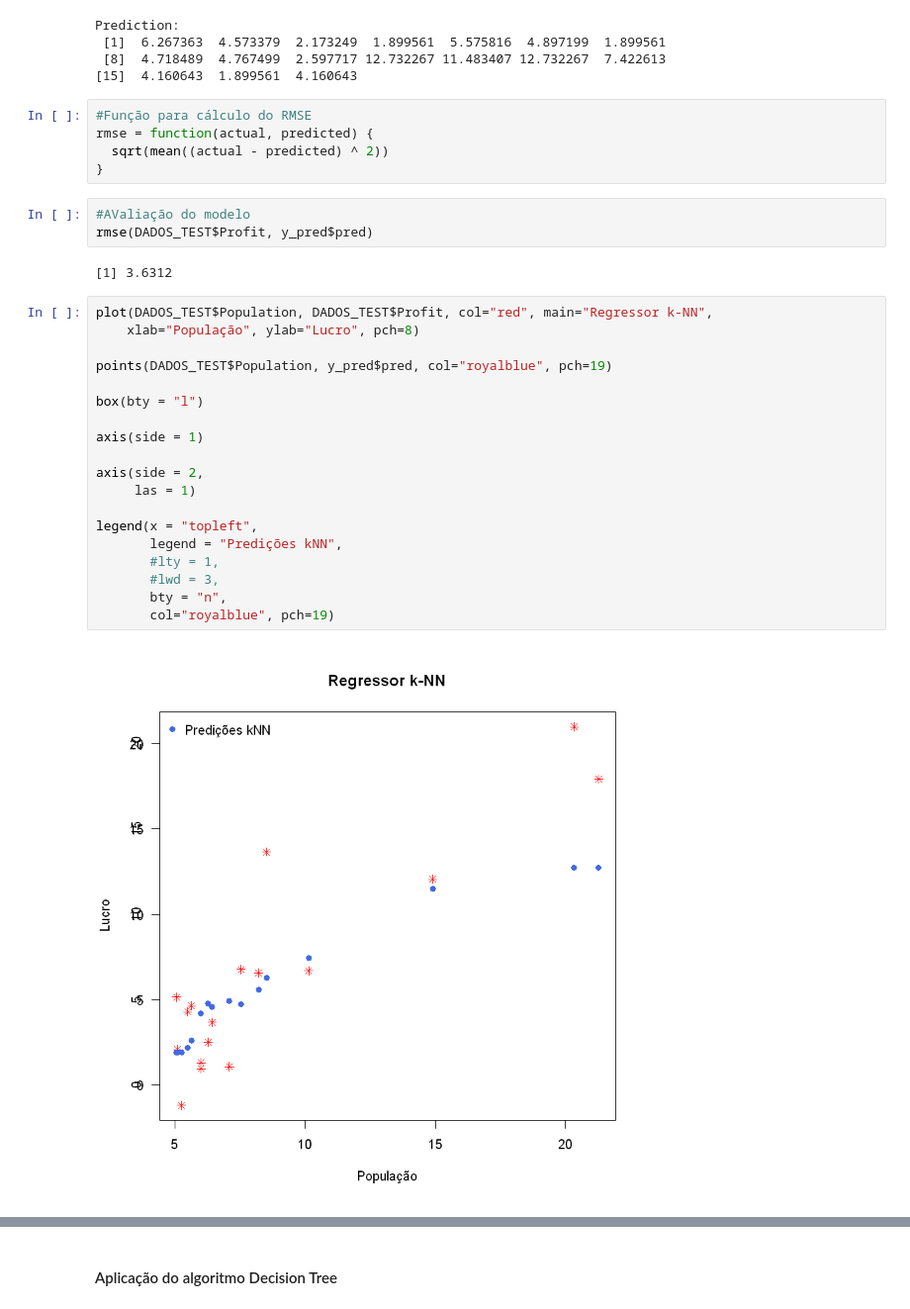
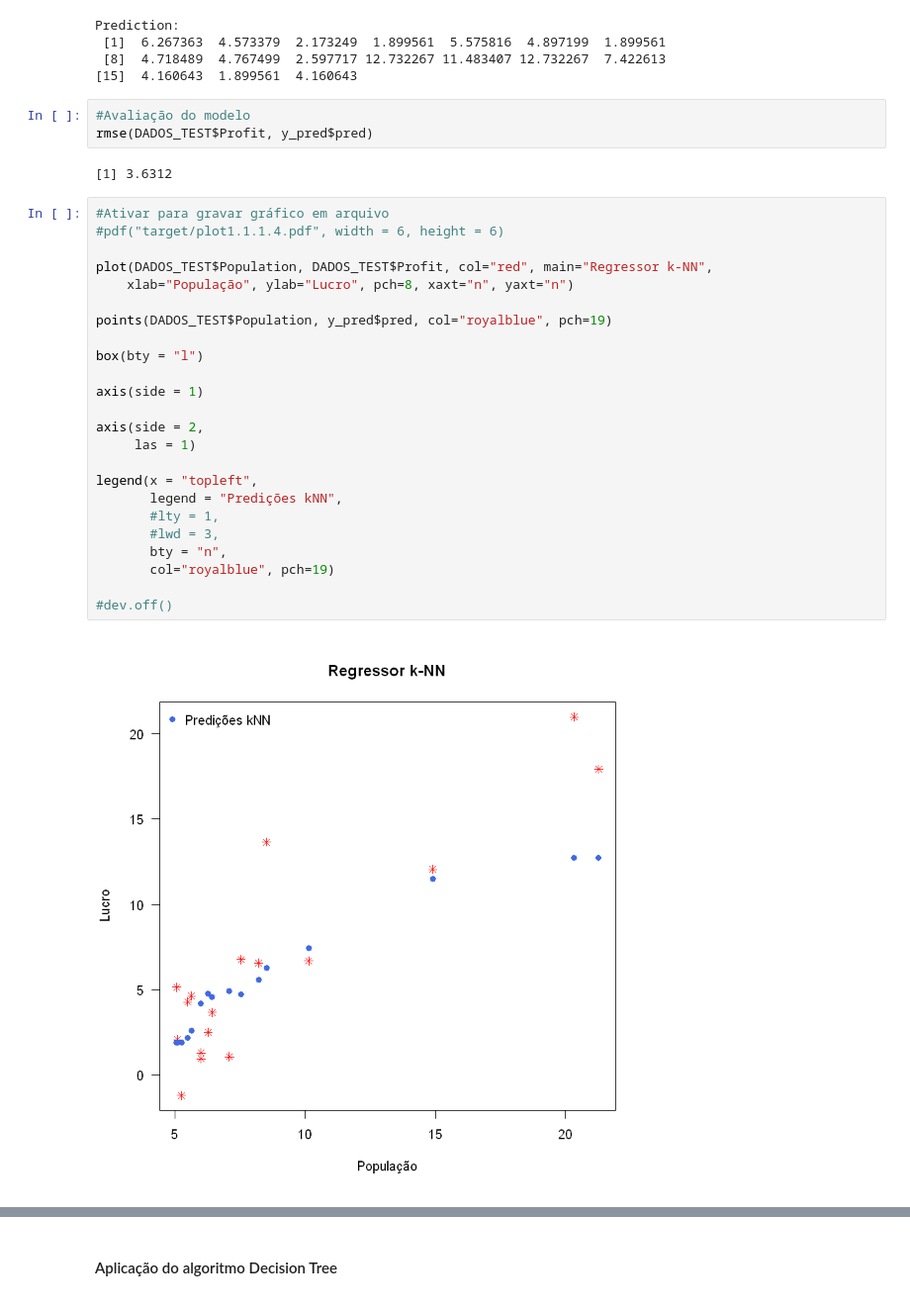
Before and after one commit to janiosl/rDS, a Jupyter notebook: ml/T2/T2_R_version.ipynb, the cells around one changed output, grey strips where cells are left out. Shown: that part at 99% size. Saved outputs shown, nothing was run; the diff lists cells and outputs as text.

```diff
--- a/ml/T2/T2_R_version.ipynb
+++ b/ml/T2/T2_R_version.ipynb
@@ -160,34 +205,34 @@ Prediction:
  [1]  6.267363  4.573379  2.173249  1.899561  5.575816  4.897199  1.899561
  [8]  4.718489  4.767499  2.597717 12.732267 11.483407 12.732267  7.422613
 [15]  4.160643  1.899561  4.160643
-# %%
-#Função para cálculo do RMSE
-rmse = function(actual, predicted) {
-  sqrt(mean((actual - predicted) ^ 2))
-}
 # %%
-#AValiação do modelo
+#Avaliação do modelo
 rmse(DADOS_TEST$Profit, y_pred$pred)
 # %% [output]
 [1] 3.6312
 # %%
+#Ativar para gravar gráfico em arquivo
+#pdf("target/plot1.1.1.4.pdf", width = 6, height = 6)
+
 plot(DADOS_TEST$Population, DADOS_TEST$Profit, col="red", main="Regressor k-NN",
-    xlab="População", ylab="Lucro", pch=8)
+    xlab="População", ylab="Lucro", pch=8, xaxt="n", yaxt="n")
 
 points(DADOS_TEST$Population, y_pred$pred, col="royalblue", pch=19)
 
 box(bty = "l")
 
 axis(side = 1)
 
 axis(side = 2,
      las = 1)
 
 legend(x = "topleft",
        legend = "Predições kNN",
        #lty = 1,
        #lwd = 3,
        bty = "n",
        col="royalblue", pch=19)
+
+#dev.off()
 # %% [output]
-[figure, old version]
+[figure, new version]
```
Also changed, not shown: parts of 19 cells of this notebook, 6 other files.
